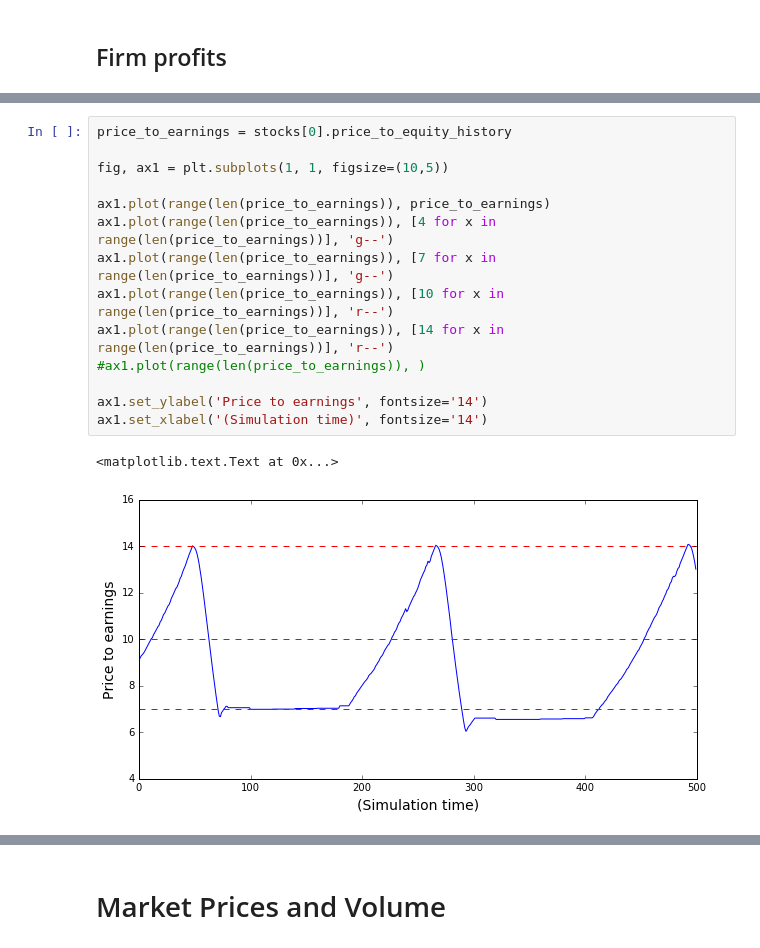
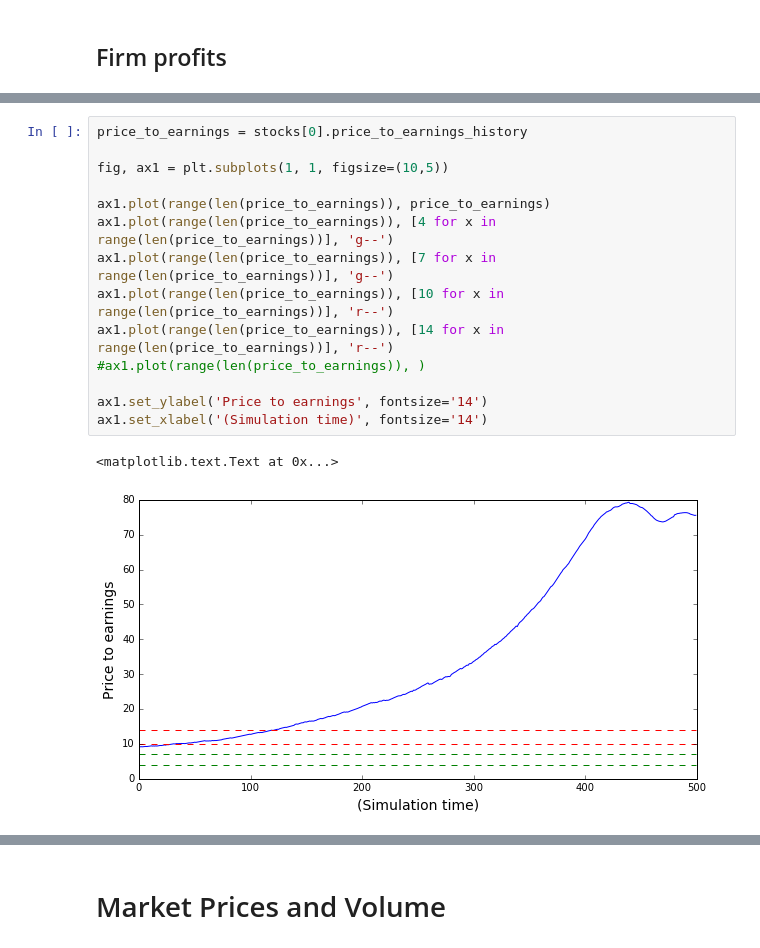
Before and after one commit to LCfP/Agent-Based-Stock-Market-Model, a Jupyter notebook: modeltweaking.ipynb, the cells around one changed output, grey strips where cells are left out. Drawn from its saved outputs; the diff is of its cells as text.

```diff
--- a/modeltweaking.ipynb
+++ b/modeltweaking.ipynb
@@ -76,17 +62,17 @@ ax1.set_xlabel('(Simulation time)', fontsize='14')
 # %%
-price_to_earnings = stocks[0].price_to_equity_history
+price_to_earnings = stocks[0].price_to_earnings_history
 
 fig, ax1 = plt.subplots(1, 1, figsize=(10,5))
 
 ax1.plot(range(len(price_to_earnings)), price_to_earnings)
 ax1.plot(range(len(price_to_earnings)), [4 for x in range(len(price_to_earnings))], 'g--')
 ax1.plot(range(len(price_to_earnings)), [7 for x in range(len(price_to_earnings))], 'g--')
 ax1.plot(range(len(price_to_earnings)), [10 for x in range(len(price_to_earnings))], 'r--')
 ax1.plot(range(len(price_to_earnings)), [14 for x in range(len(price_to_earnings))], 'r--')
 #ax1.plot(range(len(price_to_earnings)), )
 
 ax1.set_ylabel('Price to earnings', fontsize='14')
 ax1.set_xlabel('(Simulation time)', fontsize='14')
 # %% [output]
 <matplotlib.text.Text at 0x...>
-[figure, old version]
+[figure, new version]
```
Also changed, not shown: parts of 14 cells of this notebook, 7 other files.
